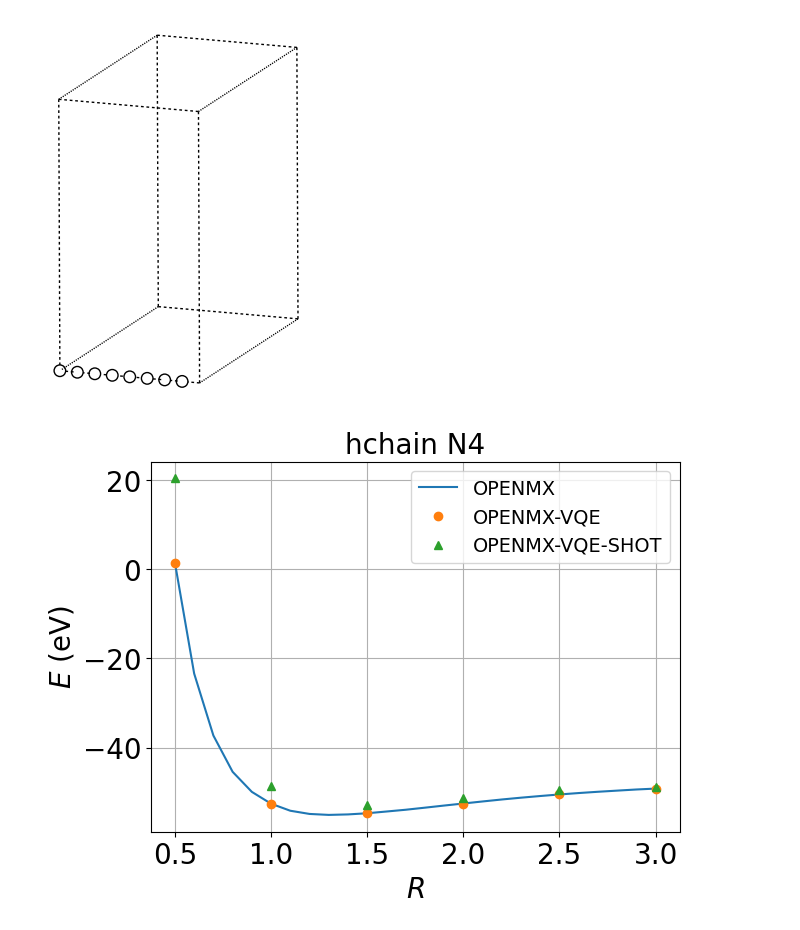
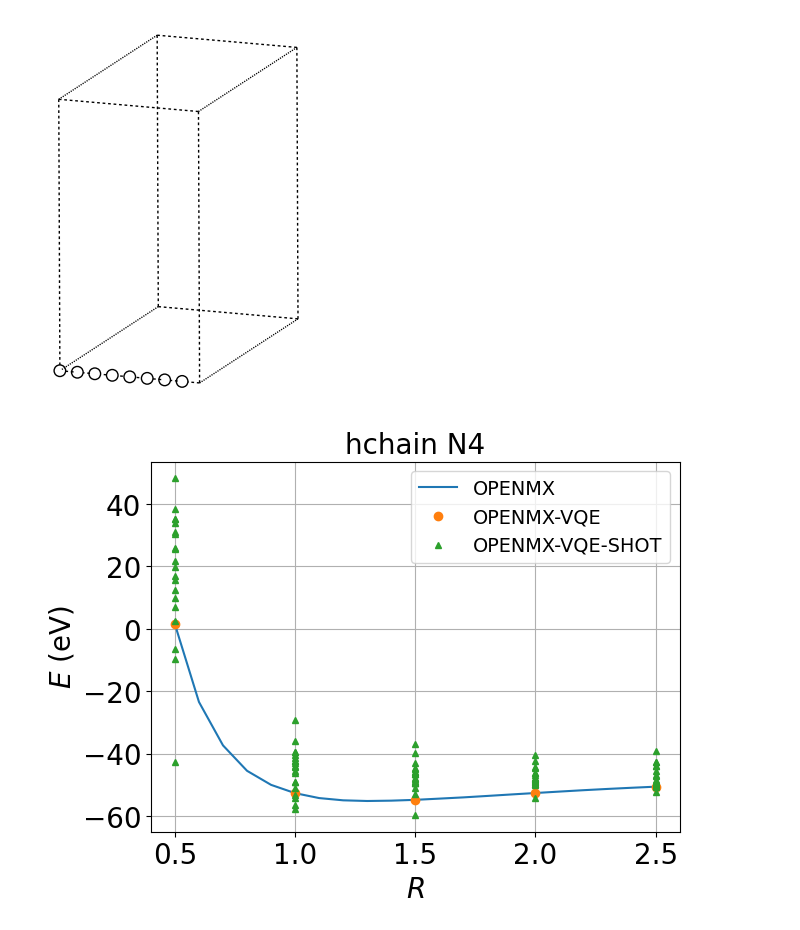
Before and after one commit to 9yelin9/qdft, a Jupyter notebook: qdft.ipynb, the cells around one changed output. Cells and saved outputs as stored; diff of their text form; code cells hidden in the pictures.

```diff
--- a/qdft.ipynb
+++ b/qdft.ipynb
@@ -72,54 +71,62 @@ R = 1.0
 dir_output = /home/yerin/qdft/output/N8/espresso_R1.00
 [figure]
 # %%
-def show_E_R(dir_output, method=['vasp', 'espresso', 'wannier', 'openmx', 'openmx-vqe'], show_cvg=False):
+from ase.io import read
+
+def show_E_R(dir_output, method, show_cvg=False):
     system, params = dir_output.split('/')[::2]
     marker = ['none', 'o', '^']
+    markersize = [6, 6, 4]
     linestyle=['-', 'none', 'none']
     out_dict = {
         'vasp': 'OUTCAR',
         'espresso': 'espresso.pwo',
         'wannier': 'wannier.eig',
         'openmx': 'openmx.out',
         'openmx-vqe': 'openmx.out',
-        'openmx-vqe-shot': 'openmx.out',
+        'openmx-vqe-shot': r'openmx_vs\d+.out',
     }
 
-    data = []
+    dataset = []
     for m in method:
-        fn_list = [f'{dir_output}/{dn}/{out_dict[m]}' for dn in os.listdir(dir_output) if re.match(f'{m}_R', dn)]
-        fn_list = [fn for fn in fn_list if os.path.isfile(fn)]
-        data_m = []
+        dn_list = [f'{dir_output}/{dn}' for dn in os.listdir(dir_output) if re.match(f'{m}_R', dn)]
+
+        if m == 'openmx-vqe-shot':
+            fn_list = [f'{dn}/{fn}' for dn in dn_list for fn in os.listdir(dn) if re.match(out_dict[m], fn)]
+        else:
+            fn_list = [f'{dn}/{out_dict[m]}' for dn in dn_list if os.path.isfile(f'{dn}/{out_dict[m]}')]
+
+        data = []
         if re.match('openmx', m):
             for fn in fn_list:
                 max_iter, num_iter, energy = [], [], []
                 for line in open(fn, 'r'):
                     if re.search('scf.maxIter', line): max_iter.append(int(line.split()[1]))
                     elif re.search('SCF=', line): num_iter.append(int(line.split()[1]))
                     elif re.search('Utot[.]', line): energy.append(float(line.split()[1]) * scipy.constants.physical_constants['Hartree energy in eV'][0])
-                data_m.append([re_float('_R', fn), energy[0], max_iter[0] == num_iter[-1]])
+                data.append([re_float('_R', fn), energy[0], max_iter[0] == num_iter[-1]])
         elif m == 'wannier':
             for fn in fn_list:
                 df = pd.read_csv(fn, sep=r'\s+', names=['atom', 'k', 'energy'], dtype={'atom':int, 'k':int, 'energy':float})
-                data_m.append([re_float('_R', fn), df.loc[df['k']==1, 'energy'].sum()])
+                data.append([re_float('_R', fn), df.loc[df['k']==1, 'energy'].sum()])
         else:
             for fn in fn_list:
-                data_m.append([re_float('_R', fn), read(fn).get_potential_energy()])
-        data_m = np.array(data_m)
-        data.append(data_m[data_m[:, 0].argsort()])
-    #data = np.array(data)
+                data.append([re_float('_R', fn), read(fn).get_potential_energy()])
+
+        data = np.array(data)
+        dataset.append(data[data[:, 0].argsort()])
 
     fig, ax = plt.subplots(constrained_layout=True)
-    for d, m, mk, ls in zip(data, method, marker, linestyle):
-        ax.plot(d[:, 0], d[:, 1], marker=mk, linestyle=ls, label=f'{m.upper()}')
+    for d, m, mk, ms, ls in zip(dataset, method, marker, markersize, linestyle):
+        ax.plot(d[:, 0], d[:, 1], marker=mk, markersize=ms, linestyle=ls, label=f'{m.upper()}')
         if show_cvg: ax.scatter(d[:, 0], d[:, 1], c=d[:, 2], cmap='bwr')
     ax.set_xlabel(r'$R$')
     ax.set_ylabel(r'$E$ (eV)')
     ax.set_title(re.sub('_', ' ', f'{system} {params}'), fontsize='medium')
     ax.legend(fontsize='x-small')
     ax.grid(True)
     plt.show()
 
-show_E_R('hchain/output/N4', method=['openmx', 'openmx-vqe', 'openmx-vqe-shot'], show_cvg=False)
+show_E_R('hchain/output/N4', method=['openmx', 'openmx-vqe', 'openmx-vqe-shot'], show_cvg=True)
 # %% [output]
-[figure, old version]
+[figure, new version]
```
Also changed, not shown: parts of 2 cells of this notebook, 30 other files.
